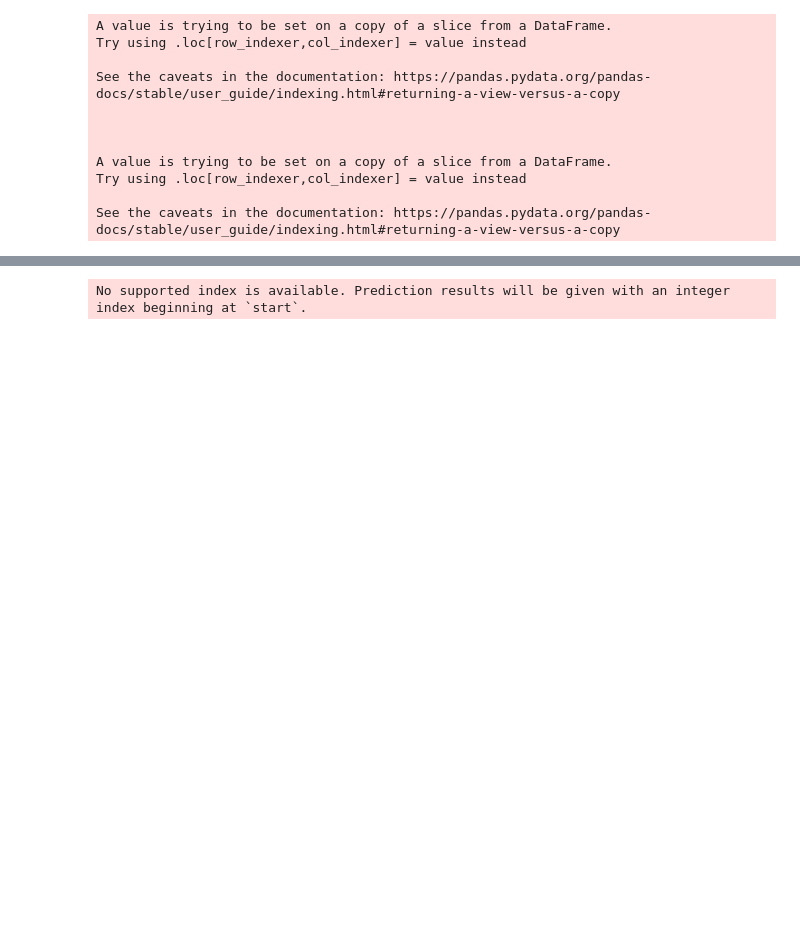
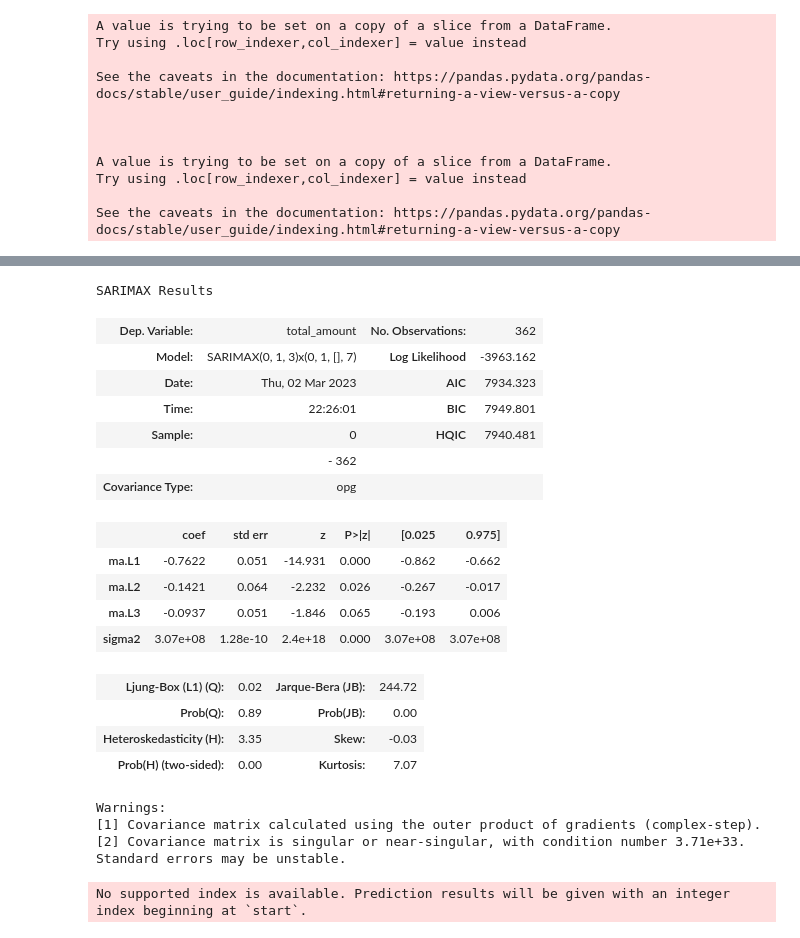
Before and after one commit to yichuang25/Forecasting-Project-Sales, a Jupyter notebook: Analysis&Modeling/SARIMAX.ipynb, the cells around one changed output, grey strips where cells are left out. Saved outputs shown, nothing was run; the diff lists cells and outputs as text; code cells hidden in the pictures; blank space fills up the shorter version.

Commit message:
Add files via upload
MAPE 0.458

```diff
--- a/Analysis&Modeling/SARIMAX.ipynb
+++ b/Analysis&Modeling/SARIMAX.ipynb
@@ -351,5 +115,0 @@ result_frame.sort_values(by=['AIC','BIC']).head(10)
-# %%
-model = sm.tsa.SARIMAX(sales1_train['total_amount'], order=(9,3,1))
-results = model.fit()
-residuals = pd.DataFrame(results.resid)
-residuals.plot()
@@ -385,0 +135,36 @@ CONVERGENCE: REL_REDUCTION_OF_F_<=_FACTR*EPSMCH
+# %%
+from sklearn.metrics import mean_absolute_percentage_error
+def gs_arima(series, parameters_list, d, D, s, opt_method='powell'):
+
+    results = []
+    model = []
+    best_MAPE = float("inf")
+    MAPE = 0
+    for param in parameters_list:
+        try:
+            model = sm.tsa.statespace.SARIMAX(
+                series,
+                order=(param[0], d, param[1]),
+                seasonal_order=(param[2], D, param[3], s)).fit(method=opt_method, disp=False)
+
+            predictions= results.predict(start=sales1_train.shape[0], end=sales1_train.shape[0]+sales1_val.shape[0]-1)
+            predictions = pd.DataFrame(predictions)
+            predictions.reset_index(drop=True, inplace=True)
+            predictions.index = sales1_val.index
+            predictions['Actual'] = sales1_val['total_amount']
+            predictions.rename(columns={'predicted_mean':'Val'}, inplace=True)
+            MAPE = mean_absolute_percentage_error(sales1_test['total_amount'], predictions['Val'])
+        except:
+            pass
+
+        if MAPE < best_MAPE:
+            best_model = model
+            best_MAPE = MAPE
+            best_param = param
+        results.append([param, MAPE])
+
+    result_table = pd.DataFrame(results)
+
+    return result_table, best_model
+# %%
+result_table, best_mod = gs_arima(sales1_train['total_amount'], parameters_list, d, D, s)
@@ -386 +194,24 @@ CONVERGENCE: REL_REDUCTION_OF_F_<=_FACTR*EPSMCH
+# %%
+best_mod.summary()
+# %% [output]
+SARIMAX Results
+| Dep. Variable: | total_amount | No. Observations: | 362 |
+| Model: | SARIMAX(0, 1, 3)x(0, 1, [], 7) | Log Likelihood | -3963.162 |
+| Date: | Thu, 02 Mar 2023 | AIC | 7934.323 |
+| Time: | 22:26:01 | BIC | 7949.801 |
+| Sample: | 0 | HQIC | 7940.481 |
+|  | - 362 |  |  |
+| Covariance Type: | opg |  |  |
+|  | coef | std err | z | P>|z| | [0.025 | 0.975] |
+| ma.L1 | -0.7622 | 0.051 | -14.931 | 0.000 | -0.862 | -0.662 |
+| ma.L2 | -0.1421 | 0.064 | -2.232 | 0.026 | -0.267 | -0.017 |
+| ma.L3 | -0.0937 | 0.051 | -1.846 | 0.065 | -0.193 | 0.006 |
+| sigma2 | 3.07e+08 | 1.28e-10 | 2.4e+18 | 0.000 | 3.07e+08 | 3.07e+08 |
+| Ljung-Box (L1) (Q): | 0.02 | Jarque-Bera (JB): | 244.72 |
+| Prob(Q): | 0.89 | Prob(JB): | 0.00 |
+| Heteroskedasticity (H): | 3.35 | Skew: | -0.03 |
+| Prob(H) (two-sided): | 0.00 | Kurtosis: | 7.07 |
+Warnings:
+[1] Covariance matrix calculated using the outer product of gradients (complex-step).
+[2] Covariance matrix is singular or near-singular, with condition number 3.71e+33. Standard errors may be unstable.
 # %%
```
Also changed, not shown: parts of 17 cells of this notebook.
